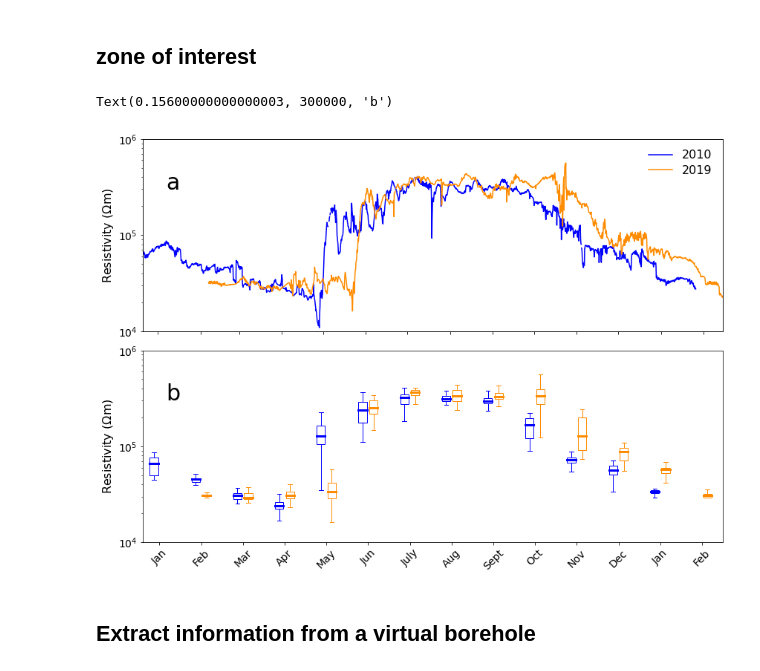
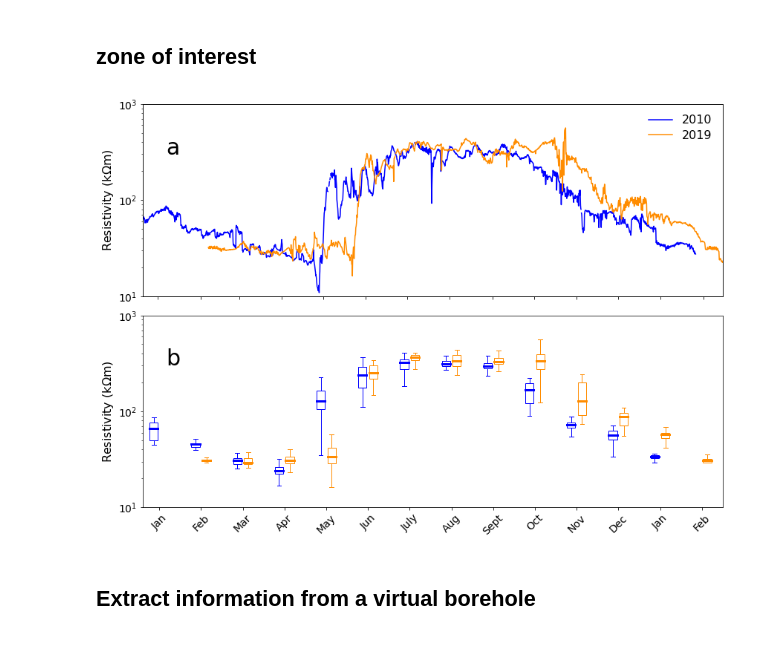
Before and after one commit to teddiherring/AERT, a Jupyter notebook: data_processing_AERT.ipynb, the cells around one changed output. Drawn from its saved outputs; the diff is of its cells as text; code cells hidden in the pictures.

```diff
--- a/data_processing_AERT.ipynb
+++ b/data_processing_AERT.ipynb
@@ -1592,10 +1585,10 @@ fs2=14
 
 twin = ax[0].twiny()
 
-ax[0].plot(dates[:n_surveys_proc_2010],rho_avg_zoi[:n_surveys_proc_2010],c1,label='2010')
-twin.plot(dates[n_surveys_proc_2010:],rho_avg_zoi[n_surveys_proc_2010:],c2,label='2019')
+ax[0].plot(dates[:n_surveys_proc_2010],np.array(rho_avg_zoi[:n_surveys_proc_2010])/1000,c1,label='2010')
+twin.plot(dates[n_surveys_proc_2010:],np.array(rho_avg_zoi[n_surveys_proc_2010:])/1000,c2,label='2019')
 
-ax[0].set_ylabel(r'Resistivity ($\Omega$m)',fontsize=fs);
+ax[0].set_ylabel(r'Resistivity (k$\Omega$m)',fontsize=fs);
 ax[0].xaxis.set_major_locator(mdates.MonthLocator())
 ax[0].xaxis.set_major_formatter(mdates.DateFormatter('%b'))
 ax[0].tick_params(axis='x',labelrotation=45)
@@ -1610,52 +1603,50 @@ twin.legend(loc='upper right', bbox_to_anchor=(1, 0.92),edgecolor='w',fontsize=f
 
 ax[0].tick_params(axis='both', which='major', labelsize=fs2)
 ax[0].set_yscale('log')
-ax[0].set_ylim([10**4,10**6])
+ax[0].set_ylim([10**1,10**3])
 ax[0].set_xticklabels([])
-ax[0].text(ax[0].get_xlim()[0]+(ax[0].get_xlim()[1]-ax[0].get_xlim()[0])/25,300000,'a',fontsize=30)
+ax[0].text(ax[0].get_xlim()[0]+(ax[0].get_xlim()[1]-ax[0].get_xlim()[0])/25,300,'a',fontsize=30)
 
 
 x1 = np.arange(0,13)-0.13 #starts in jan
 x2 = np.arange(1,14)+0.13
 x3 = np.arange(0,14)
 
-bp = ax[1].boxplot(rho_monthly[1:14],widths = 0.2,positions=x1,patch_artist=True,
+bp = ax[1].boxplot(np.array(rho_monthly[1:14])/1000,widths = 0.2,positions=x1,patch_artist=True,
             boxprops=dict(facecolor='w', color=c1),
             capprops=dict(color=c1),
             whiskerprops=dict(color=c1),
             flierprops=dict(color=c1, markeredgecolor=c1),
             medianprops=dict(color=c1,linewidth=3),
                    showfliers=False
             )
 
 
-bp = ax[1].boxplot(rho_monthly[14:],widths = 0.2,positions=x2,patch_artist=True,
-
+bp = ax[1].boxplot(np.array(rho_monthly[14:])/1000,widths = 0.2,positions=x2,patch_artist=True,
             boxprops=dict(facecolor='w', color=c2),
             capprops=dict(color=c2),
             whiskerprops=dict(color=c2),
             flierprops=dict(color=c2, markeredgecolor=c2),
             medianprops=dict(color=c2,linewidth=3),
                    showfliers=False
             )
 
 
 # todo: automate this
 labels = ['Jan', 'Feb', 'Mar', 'Apr', 'May', 'Jun','July', 'Aug','Sept', 'Oct','Nov','Dec','Jan','Feb']
 ax[1].set_xticks(x3)
 ax[1].set_xticklabels(labels)
 ax[1].tick_params(axis='x',labelrotation=45)
 ax[1].set_yscale('log')
-ax[1].set_ylim([10**4,10**6])
-ax[1].set_ylabel(r'Resistivity ($\Omega$m)',fontsize=fs);
+ax[1].set_ylim([10**1,10**3])
+ax[1].set_ylabel(r'Resistivity (k$\Omega$m)',fontsize=fs);
 ax[1].tick_params(axis='both', which='major', labelsize=fs2)
 ax[1].set_xlim([-0.4,13.5]) #fudge factor
-ax[1].text(ax[1].get_xlim()[0]+(ax[1].get_xlim()[1]-ax[1].get_xlim()[0])/25,300000,'b',fontsize=30)
+ax[1].text(ax[1].get_xlim()[0]+(ax[1].get_xlim()[1]-ax[1].get_xlim()[0])/25,300,'b',fontsize=30)
 
-# plt.savefig('pf_rho.png',format='png',dpi=dpi,bbox_inches='tight')
+plt.savefig('pf_rho.png',format='png',dpi=dpi,bbox_inches='tight')
 # %% [output]
-Text(0.15600000000000003, 300000, 'b')
-[figure, old version]
+[figure, new version]
 # %% [markdown]
 ## Extract information from  a virtual borehole
 # %%
```
Also changed, not shown: parts of 9 cells of this notebook.
